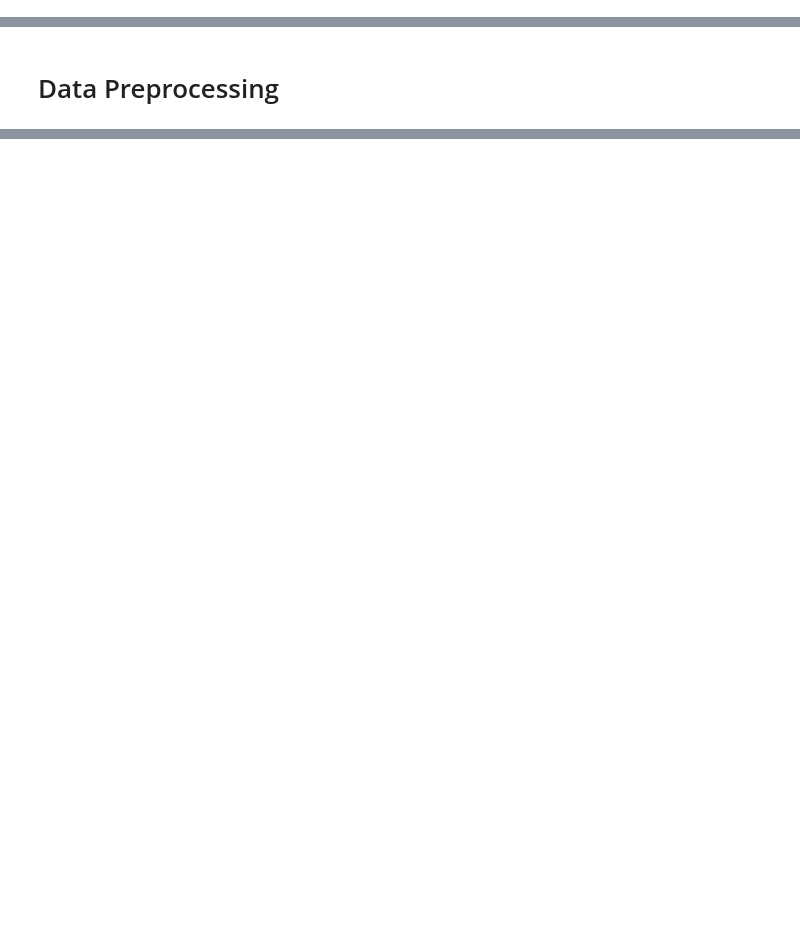
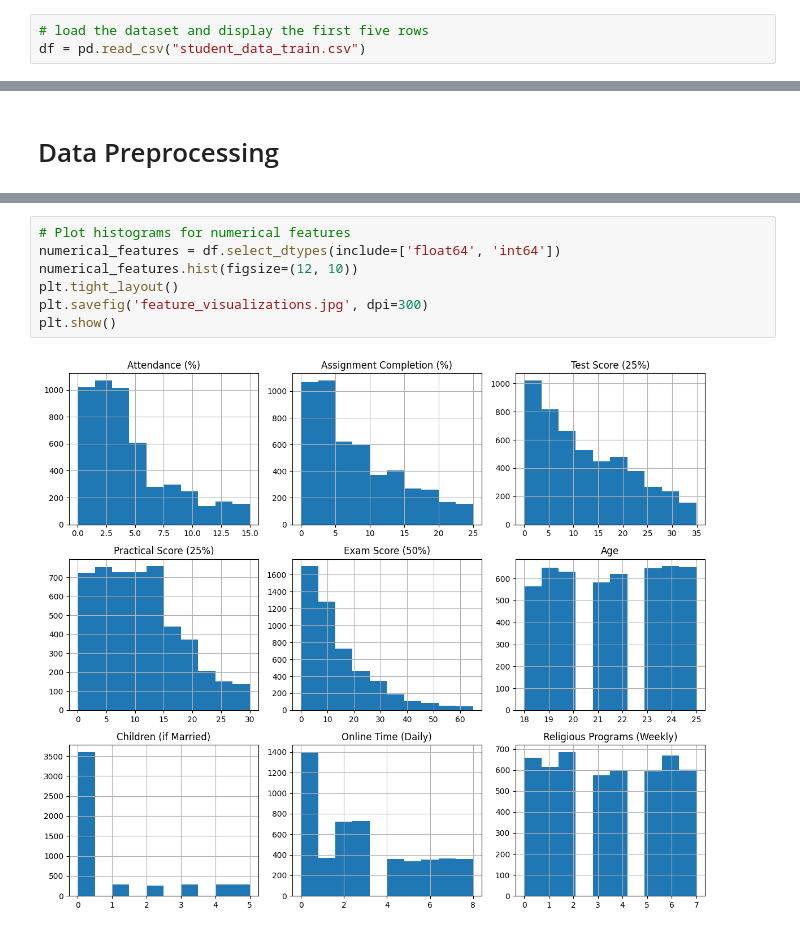
Before and after one commit to Psunday2000/student_performance_model, a Jupyter notebook: student_performance.ipynb, the cells around one changed output, grey strips where cells are left out. Saved outputs shown, nothing was run; the diff lists cells and outputs as text; blank space fills up the shorter version.

```diff
--- a/student_performance.ipynb
+++ b/student_performance.ipynb
@@ -60,0 +16,3 @@ dtype: int64
+# %%
+# load the dataset and display the first five rows
+df = pd.read_csv("student_data_train.csv")
@@ -84,0 +207,9 @@ Testing set shape: (1000, 4868) (1000,)
+# %%
+# Plot histograms for numerical features
+numerical_features = df.select_dtypes(include=['float64', 'int64'])
+numerical_features.hist(figsize=(12, 10))
+plt.tight_layout()
+plt.savefig('feature_visualizations.jpg', dpi=300)
+plt.show()
+# %% [output]
+[figure, added]
```
Also changed, not shown: parts of 38 cells of this notebook, 20 other files.
